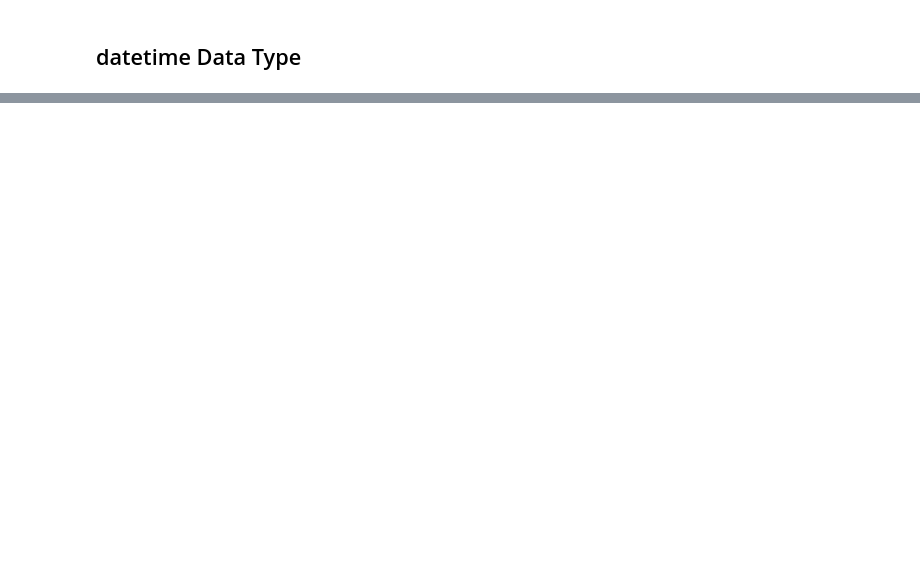
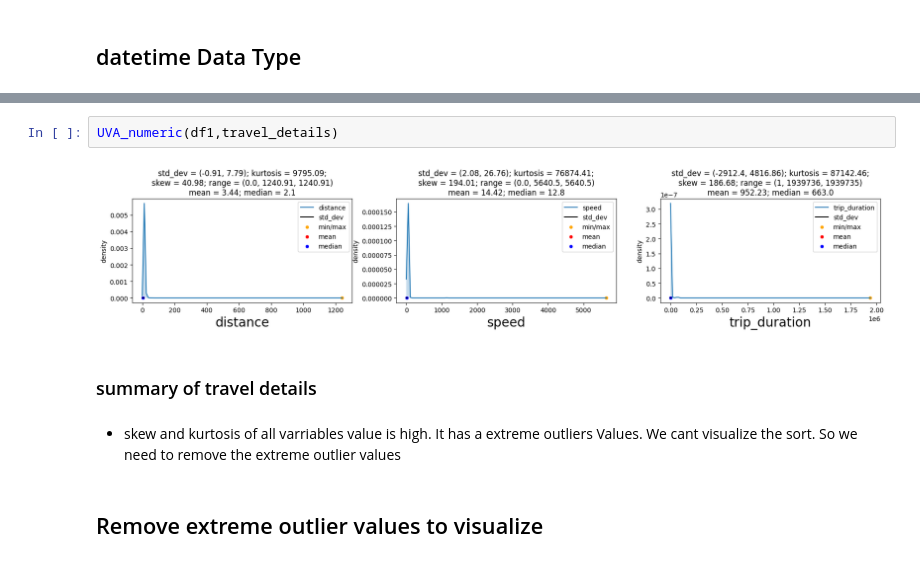
Before and after one commit to arunkumarpadmaneri/NYC_Taxi_Trip, a Jupyter notebook: NYC_Taxi_Trip.ipynb, the cells around one changed output, grey strips where cells are left out. Saved outputs shown, nothing was run; the diff lists cells and outputs as text; blank space fills up the shorter version.

```diff
--- a/NYC_Taxi_Trip.ipynb
+++ b/NYC_Taxi_Trip.ipynb
@@ -170,0 +273,10 @@ df.head()
+# %%
+UVA_numeric(df1,travel_details)
+# %% [output]
+[figure, added]
+# %% [markdown]
+### summary of travel details
+# %% [markdown]
+* skew and kurtosis of all varriables value is high.  It has a extreme outliers  Values. We cant visualize the sort. So we need to remove the extreme outlier values
+# %% [markdown]
+## Remove extreme outlier values to visualize
```
Also changed, not shown: parts of 93 cells of this notebook.
